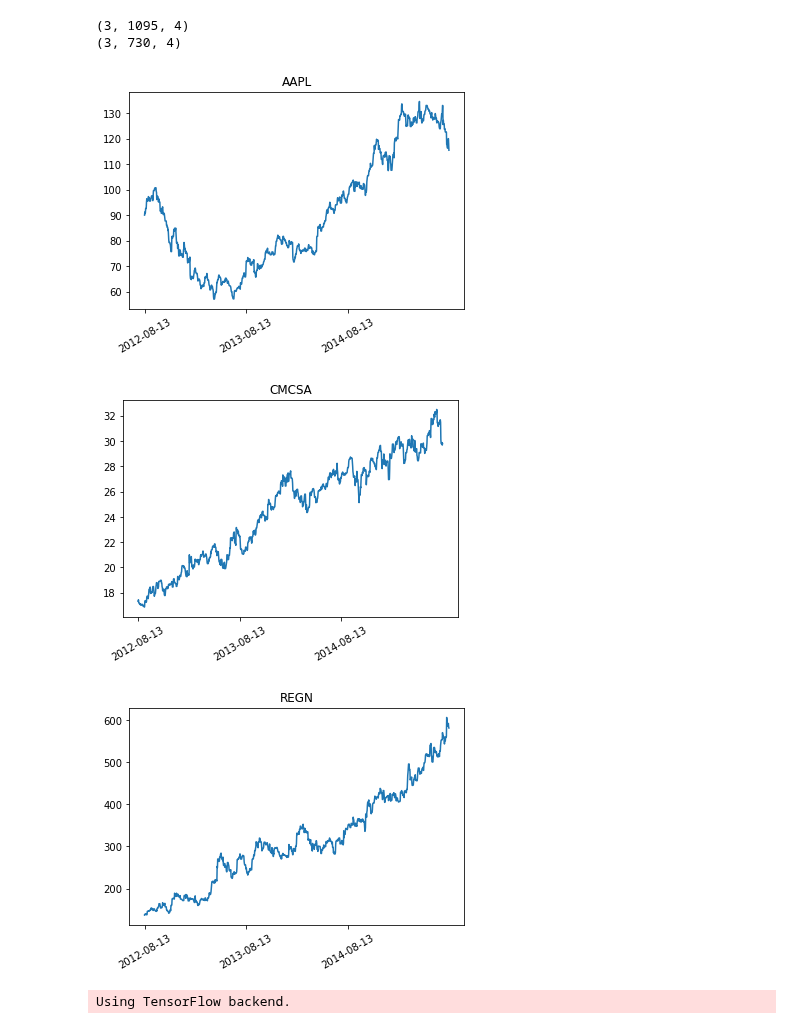
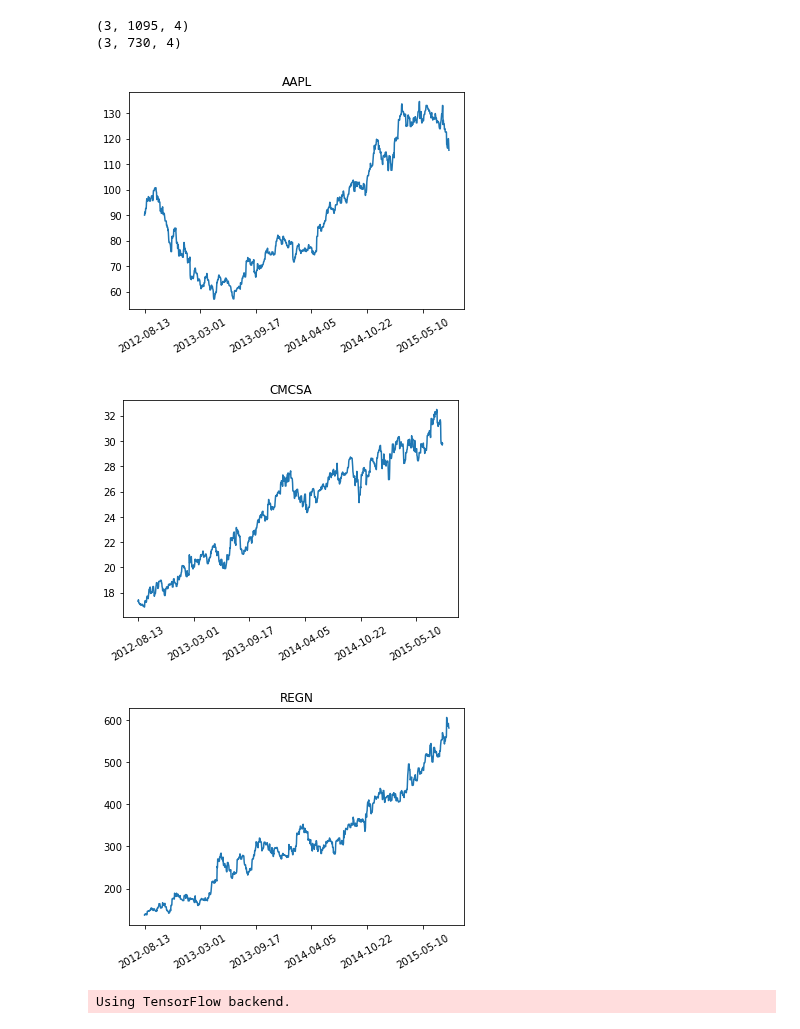
Before and after one commit to vermouth1992/drl-portfolio-management, a Jupyter notebook: src/ddpg_experiments.ipynb, the cells around one changed output. Drawn from its saved outputs; the diff is of its cells as text; code cells hidden in the pictures.

```diff
--- a/src/ddpg_experiments.ipynb
+++ b/src/ddpg_experiments.ipynb
@@ -58,17 +58,17 @@ print(testing_history.shape)
 # %%
 # visualize 3 stock open price
 date_list = [index_to_date(i) for i in range(target_history.shape[1])]
 x = range(target_history.shape[1])
 for i in range(len(target_stocks)):
     plt.figure(i)
     plt.plot(x, target_history[i, :, 1])  # open, high, low, close = [0, 1, 2, 3]
-    plt.xticks(x[::365], date_list[::365], rotation=30)
+    plt.xticks(x[::200], date_list[::200], rotation=30)
     plt.title(target_stocks[i])
     plt.show()
 # %% [output]
-[figure, old version]
+[figure, new version]
-[figure, old version]
+[figure, new version]
-[figure, old version]
+[figure, new version]
 # %%
 from environment.portfolio import PortfolioEnv
 # %%
```
Also changed, not shown: 1 other file.
